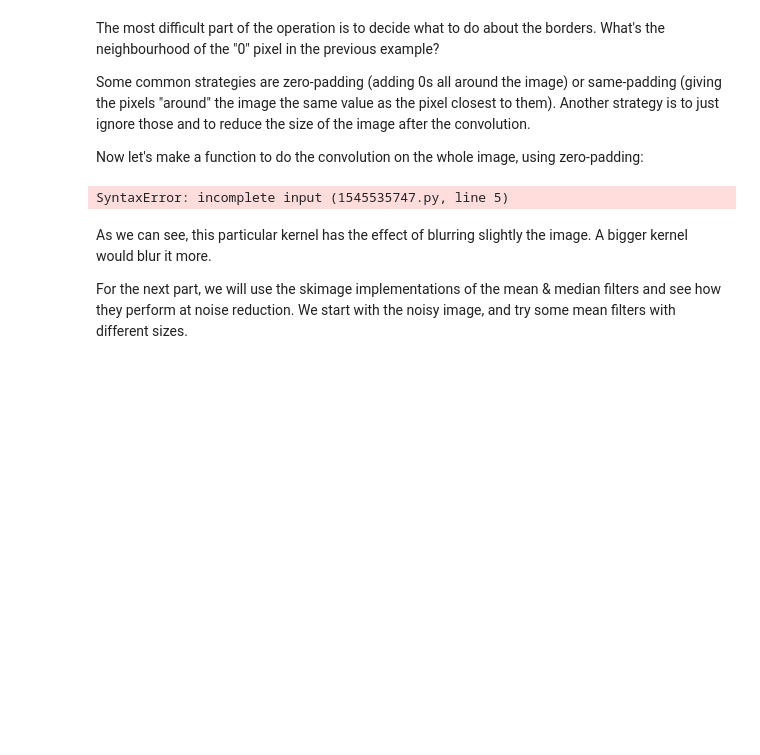
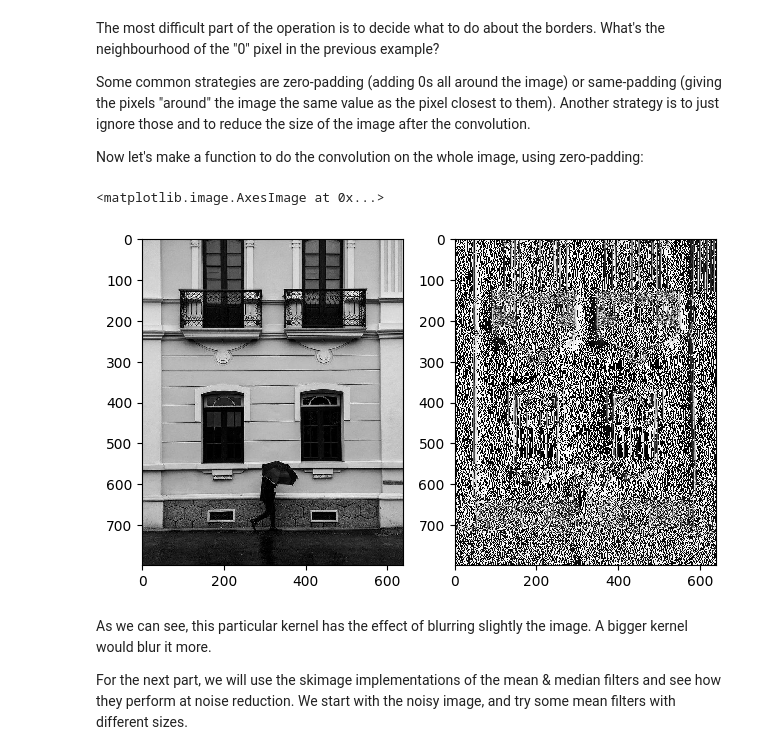
Before and after one commit to Exagor/info-h-500, a Jupyter notebook: docs/LABS/TP 2 Image Filtering/TP2_Image_Filtering.ipynb, the cells around one changed output. Saved outputs shown, nothing was run; the diff lists cells and outputs as text; code cells hidden in the pictures; blank space fills up the shorter version.

```diff
--- a/docs/LABS/TP 2 Image Filtering/TP2_Image_Filtering.ipynb
+++ b/docs/LABS/TP 2 Image Filtering/TP2_Image_Filtering.ipynb
@@ -332,14 +332,26 @@ The most difficult part of the operation is to decide what to do about the borde
 Some common strategies are zero-padding (adding 0s all around the image) or same-padding (giving the pixels "around" the image the same value as the pixel closest to them). Another strategy is to just ignore those and to reduce the size of the image after the convolution.
 
 Now let's make a function to do the convolution on the whole image, using zero-padding:
-# %%
-def convolve(im,k):
-    ## -- Your code here -- ##
-
-#on image
-## -- Your code here -- ##
-# %% [output]
-SyntaxError: incomplete input (1545535747.py, line 5)
+# %%
+def convolve(im,k):
+    ## -- Your code here -- ##
+    new_im = im.copy()
+    padded_im = np.pad(new_im, pad_width=1, mode='constant', constant_values=0) #add 0 around the image
+    for y in range(new_im.shape[0]):
+        for x in range(new_im.shape[1]):
+            new_im[y,x] = (padded_im[1+y-k.shape[0]//2:2+y+k.shape[0]//2,1+x-k.shape[1]//2:2+x+k.shape[1]//2]*k).sum() #replace pixel by kernel convolution of k
+    return new_im
+#on image
+## -- Your code here -- ##
+k=np.array([[1,0,-1],[1,0,-1],[1,0,-1]]).astype("float")
+convolved_im = convolve(img,k)
+plt.subplot(1,2,1)
+imshow(img,cmap=cm.gray)
+plt.subplot(1,2,2)
+imshow(convolved_im,cmap=cm.gray)
+# %% [output]
+<matplotlib.image.AxesImage at 0x...>
+[figure, added]
 # %% [markdown]
 As we can see, this particular kernel has the effect of blurring slightly the image. A bigger kernel would blur it more.
 
```
Also changed, not shown: parts of 17 cells of this notebook, 3 other files.
